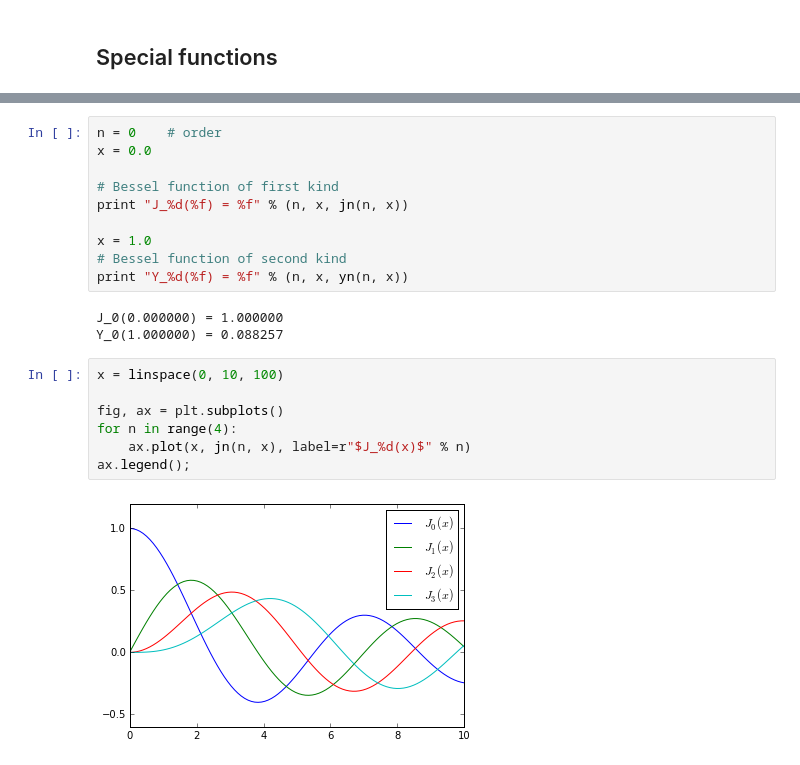
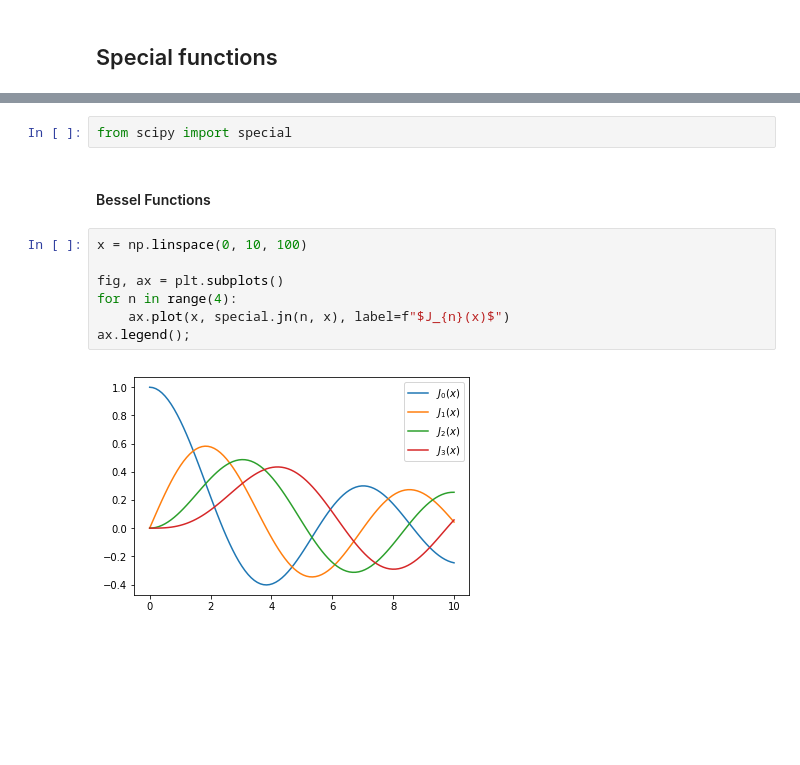
Before and after one commit to eitanlees/ISC-3313, a Jupyter notebook: Lectures/Week-10/20-Scipy-Cont.ipynb, the cells around one changed output, grey strips where cells are left out. Drawn from its saved outputs; the diff is of its cells as text; blank space fills up the shorter version.

```diff
--- a/Lectures/Week-10/20-Scipy-Cont.ipynb
+++ b/Lectures/Week-10/20-Scipy-Cont.ipynb
@@ -244,22 +380,13 @@ from scipy.special import jn, yn, jn_zeros, yn_zeros
-# %%
-n = 0    # order
-x = 0.0
-
-# Bessel function of first kind
-print "J_%d(%f) = %f" % (n, x, jn(n, x))
-
-x = 1.0
-# Bessel function of second kind
-print "Y_%d(%f) = %f" % (n, x, yn(n, x))
-# %% [output]
-J_0(0.000000) = 1.000000
-Y_0(1.000000) = 0.088257
+# %%
+from scipy import special
+# %% [markdown]
+#### Bessel Functions
 # %%
-x = linspace(0, 10, 100)
+x = np.linspace(0, 10, 100)
 
 fig, ax = plt.subplots()
 for n in range(4):
-    ax.plot(x, jn(n, x), label=r"$J_%d(x)$" % n)
+    ax.plot(x, special.jn(n, x), label=f"$J_{n}(x)$")
 ax.legend();
 # %% [output]
-[figure, old version]
+[figure, new version]
```
Also changed, not shown: parts of 51 cells of this notebook.
